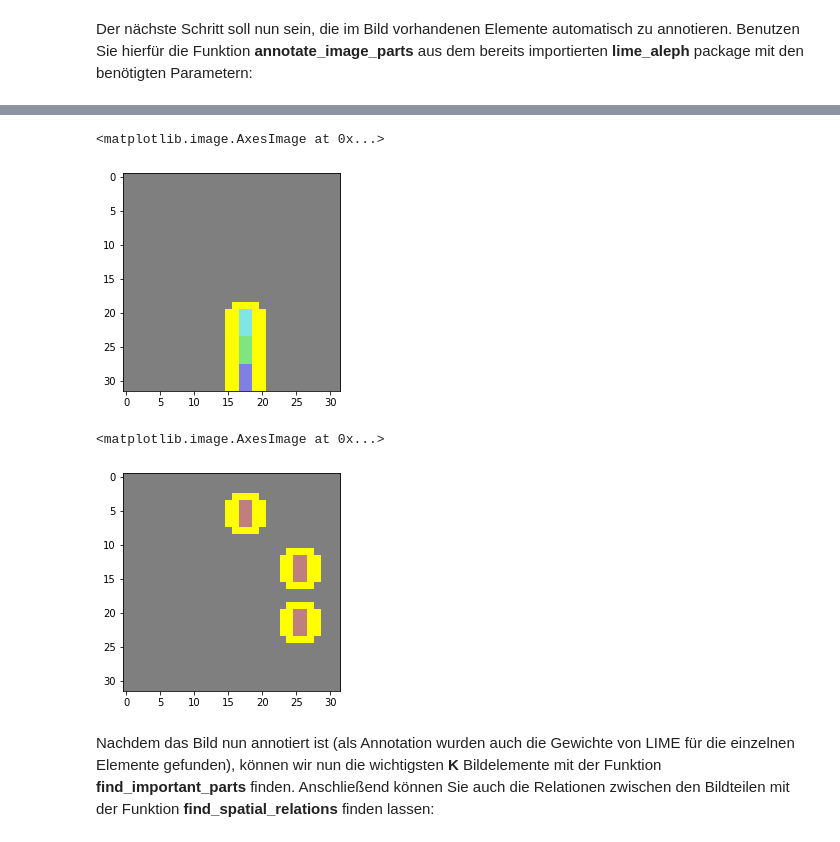
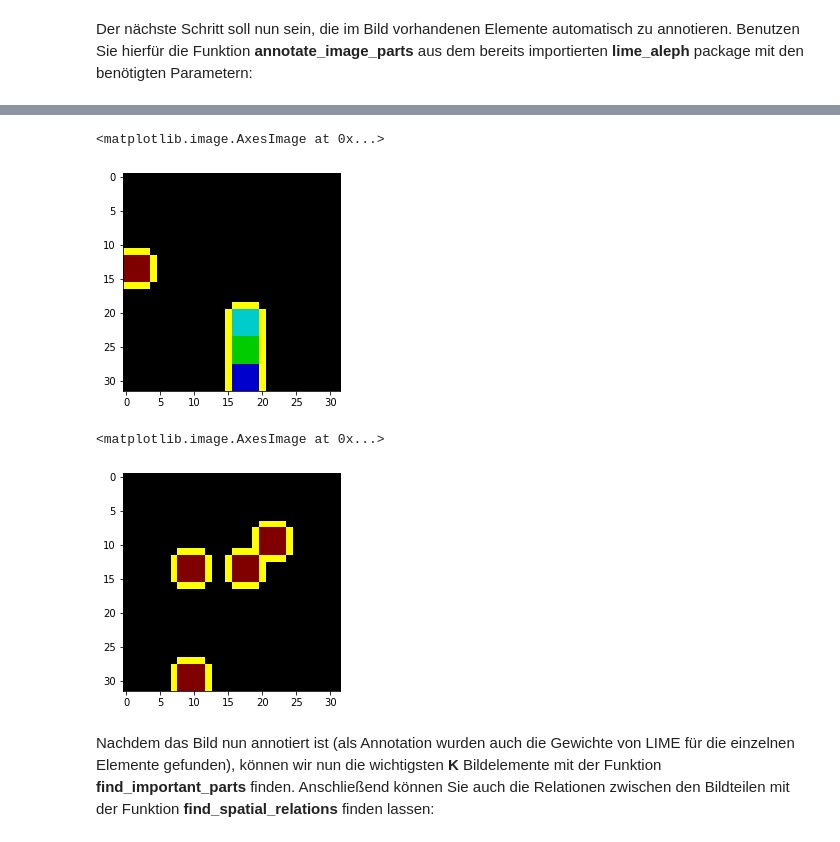
Before and after one commit to mc-lovin-mlem/LIME-Aleph, a Jupyter notebook: notebooks/lime_aleph_ki_campus.ipynb, the cells around one changed output, grey strips where cells are left out. Drawn from its saved outputs; the diff is of its cells as text; code cells hidden in the pictures.

```diff
--- a/notebooks/lime_aleph_ki_campus.ipynb
+++ b/notebooks/lime_aleph_ki_campus.ipynb
@@ -127,19 +105,0 @@ Positive estimator: 0.9761776
-# %%
-annotated_image = la.Image()
-annotated_image.true_class = true_class
-
-annotated_image.original_image = image
-
-
-from lime import lime_image
-from sources.own_segmentation.scikit_image import SegmentationAlgorithm
-import time
-
-n_lime_samples=1000
-
-explainer = lime_image.LimeImageExplainer(verbose=True)
-print('Starting the explanation generation process. This may take several minutes. Seriously. Grab a cup of coffee.')
-sf = SegmentationAlgorithm('quadratic', n_quads=8) # our own segmentation algorithm. A uniform grid.
-tmp = time.time()
-explanation = explainer.explain_instance(image, model.predict_proba, segmentation_fn=sf, top_labels=2, num_samples=n_lime_samples, hide_color=0)
-print("Elapsed time: " + str(time.time() - tmp))
@@ -157,18 +107,21 @@ Elapsed time: 2.5556674003601074
 import matplotlib.pyplot as plt
 from skimage.segmentation import mark_boundaries
 
+true_class = 1
 
-temp, mask = annotated_image.explanation.get_image_and_mask(true_class, positive_only=True, num_features=3, hide_rest=True)
-plt.imshow(mark_boundaries(temp / 2 + 0.5, mask))
+temp, mask = annotated_image.explanation.get_image_and_mask(true_class, positive_only=True, num_features=4, hide_rest=True)
+plt.imshow(mark_boundaries(temp, mask))
 # %% [output]
 <matplotlib.image.AxesImage at 0x...>
-[figure, old version]
+[figure, new version]
 # %%
-temp, mask = explanation.get_image_and_mask(0, positive_only=True, num_features=3, hide_rest=True)
-plt.imshow(mark_boundaries(temp / 2 + 0.5, mask))
+negative_class = 0
+
+temp, mask = annotated_image.explanation.get_image_and_mask(negative_class, positive_only=True, num_features=4, hide_rest=True)
+plt.imshow(mark_boundaries(temp, mask))
 # %% [output]
 <matplotlib.image.AxesImage at 0x...>
-[figure, old version]
+[figure, new version]
 # %% [markdown]
 Nachdem das Bild nun annotiert ist (als Annotation wurden auch die Gewichte von LIME für die einzelnen Elemente gefunden), können wir nun die wichtigsten __K__ Bildelemente mit der Funktion __find_important_parts__ finden. Anschließend können Sie auch die Relationen zwischen den Bildteilen mit der Funktion __find_spatial_relations__ finden lassen:
 # %%
```
Also changed, not shown: parts of 20 cells of this notebook, 3 other files.
